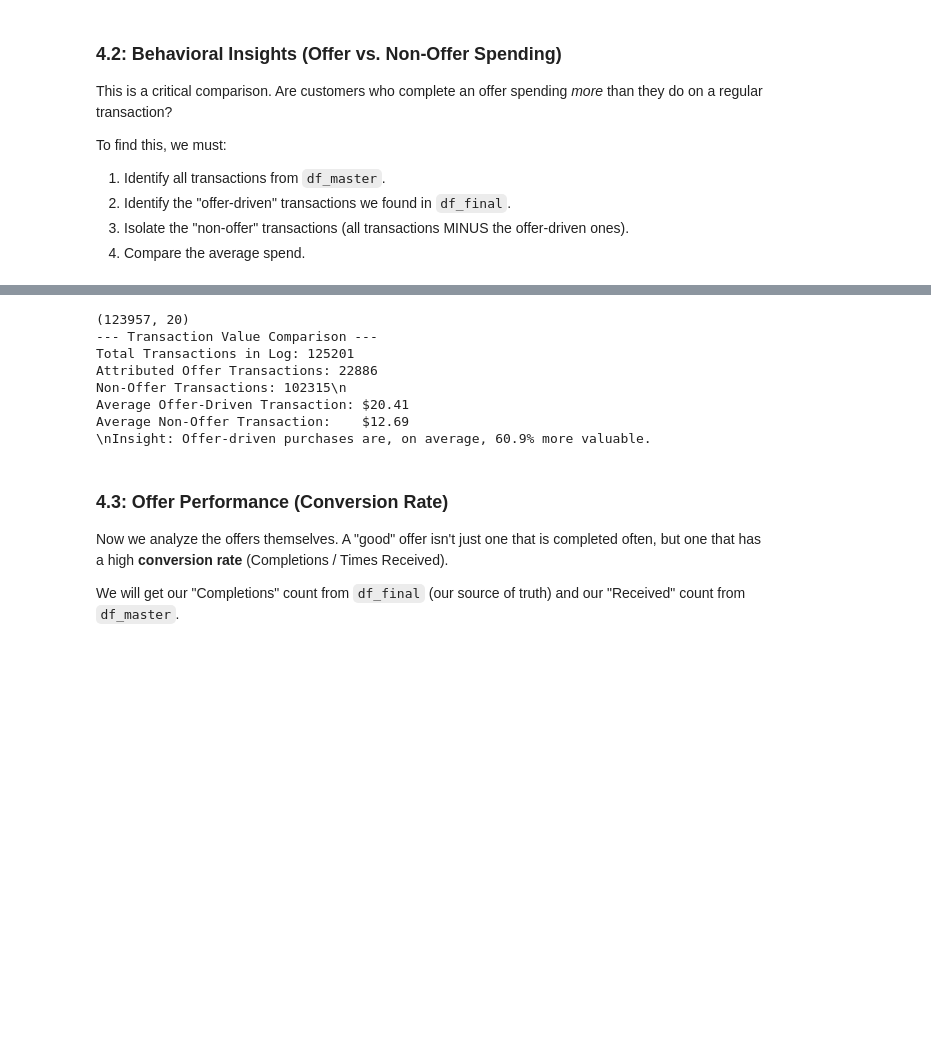
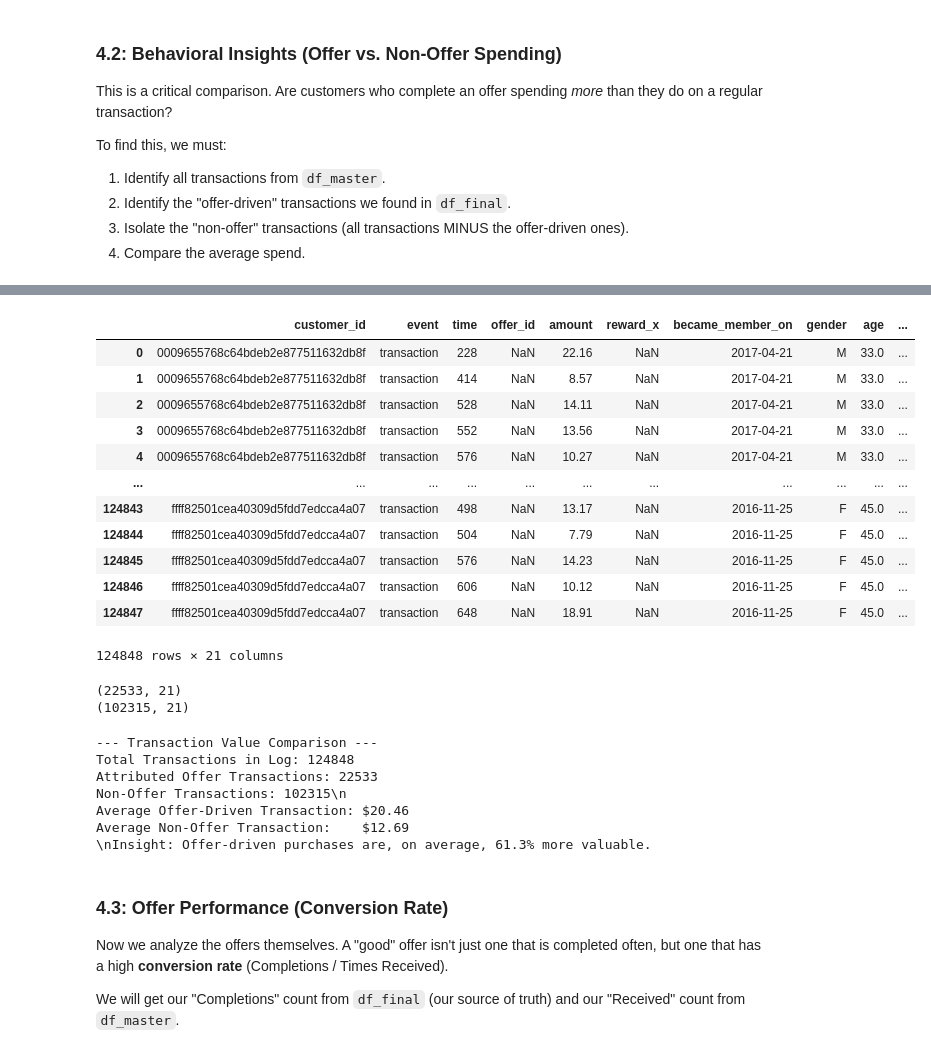
Before and after one commit to irfanzim/Python-Maven-Rewards-Challenge, a Jupyter notebook: Final Analysis.ipynb, the cells around one changed output, grey strips where cells are left out. Saved outputs shown, nothing was run; the diff lists cells and outputs as text; code cells hidden in the pictures; blank space fills up the shorter version.

```diff
--- a/Final Analysis.ipynb
+++ b/Final Analysis.ipynb
@@ -601,36 +750,36 @@ To find this, we must:
+# %%
+# If 'is_offer_driven' is NaN, it's a non-offer transaction
+number_transactions['is_offer_driven'] = number_transactions['is_offer_driven'].fillna(0)
+number_transactions
+# %% [output]
+|  | customer_id | event | time | offer_id | amount | reward_x | became_member_on | gender | age | ... |
+| 0 | 0009655768c64bdeb2e877511632db8f | transaction | 228 | NaN | 22.16 | NaN | 2017-04-21 | M | 33.0 | ... |
+| 1 | 0009655768c64bdeb2e877511632db8f | transaction | 414 | NaN | 8.57 | NaN | 2017-04-21 | M | 33.0 | ... |
+| 2 | 0009655768c64bdeb2e877511632db8f | transaction | 528 | NaN | 14.11 | NaN | 2017-04-21 | M | 33.0 | ... |
+| 3 | 0009655768c64bdeb2e877511632db8f | transaction | 552 | NaN | 13.56 | NaN | 2017-04-21 | M | 33.0 | ... |
+| 4 | 0009655768c64bdeb2e877511632db8f | transaction | 576 | NaN | 10.27 | NaN | 2017-04-21 | M | 33.0 | ... |
+| ... | ... | ... | ... | ... | ... | ... | ... | ... | ... | ... |
+| 124843 | ffff82501cea40309d5fdd7edcca4a07 | transaction | 498 | NaN | 13.17 | NaN | 2016-11-25 | F | 45.0 | ... |
+| 124844 | ffff82501cea40309d5fdd7edcca4a07 | transaction | 504 | NaN | 7.79 | NaN | 2016-11-25 | F | 45.0 | ... |
+| 124845 | ffff82501cea40309d5fdd7edcca4a07 | transaction | 576 | NaN | 14.23 | NaN | 2016-11-25 | F | 45.0 | ... |
+| 124846 | ffff82501cea40309d5fdd7edcca4a07 | transaction | 606 | NaN | 10.12 | NaN | 2016-11-25 | F | 45.0 | ... |
+| 124847 | ffff82501cea40309d5fdd7edcca4a07 | transaction | 648 | NaN | 18.91 | NaN | 2016-11-25 | F | 45.0 | ... |
+124848 rows × 21 columns
+# %%
+# 4. Separate and compare
+offer_driven_txns = number_transactions[number_transactions['is_offer_driven'] == 1]
+non_offer_txns = number_transactions[number_transactions['is_offer_driven'] == 0]
+print(offer_driven_txns.shape)
+print(non_offer_txns.shape)
+# %% [output]
+(22533, 21)
+(102315, 21)
 # %%
-# 1. Get ALL transactions from the master log
-all_transactions = df_master[df_master['event'] == 'transaction'].copy()
-print(all_transactions.shape)
-
-# 2. Get the "key" of our offer-driven transactions (customer_id + time)
-# We rename 'time_completed' to 'time' to match the 'all_transactions' DataFrame
-attributed_transactions_key = df_final[['customer_id', 'time_completed']].rename(
-    columns={'time_completed': 'time'}
-)
-attributed_transactions_key['is_offer_driven'] = 1
-
-# 3. Isolate "non-offer" transactions by merging and finding what doesn't match
-# We merge our key with ALL transactions.
-all_transactions = all_transactions.merge(
-    attributed_transactions_key,
-    on=['customer_id', 'time'],
-    how='left'
-)
-
-# If 'is_offer_driven' is NaN, it's a non-offer transaction
-all_transactions['is_offer_driven'] = all_transactions['is_offer_driven'].fillna(0)
-
-# 4. Separate and compare
-offer_driven_txns = all_transactions[all_transactions['is_offer_driven'] == 1]
-non_offer_txns = all_transactions[all_transactions['is_offer_driven'] == 0]
-
 # 5. Calculate averages
 avg_offer_txn = offer_driven_txns['amount'].mean()
 avg_non_offer_txn = non_offer_txns['amount'].mean()
-
 print("--- Transaction Value Comparison ---")
-print(f"Total Transactions in Log: {len(all_transactions)}")
+print(f"Total Transactions in Log: {len(number_transactions)}")
 print(f"Attributed Offer Transactions: {len(offer_driven_txns)}")
 print(f"Non-Offer Transactions: {len(non_offer_txns)}\\n")
 
@@ -638,14 +787,13 @@ print(f"Average Offer-Driven Transaction: ${avg_offer_txn:,.2f}")
 print(f"Average Non-Offer Transaction:    ${avg_non_offer_txn:,.2f}")
 print(f"\\nInsight: Offer-driven purchases are, on average, {((avg_offer_txn/avg_non_offer_txn) - 1):.1%} more valuable.")
 # %% [output]
-(123957, 20)
 --- Transaction Value Comparison ---
-Total Transactions in Log: 125201
-Attributed Offer Transactions: 22886
+Total Transactions in Log: 124848
+Attributed Offer Transactions: 22533
 Non-Offer Transactions: 102315\n
-Average Offer-Driven Transaction: $20.41
+Average Offer-Driven Transaction: $20.46
 Average Non-Offer Transaction:    $12.69
-\nInsight: Offer-driven purchases are, on average, 60.9% more valuable.
+\nInsight: Offer-driven purchases are, on average, 61.3% more valuable.
 # %% [markdown]
 ### 4.3: Offer Performance (Conversion Rate)
 
```
Also changed, not shown: parts of 23 cells of this notebook.
